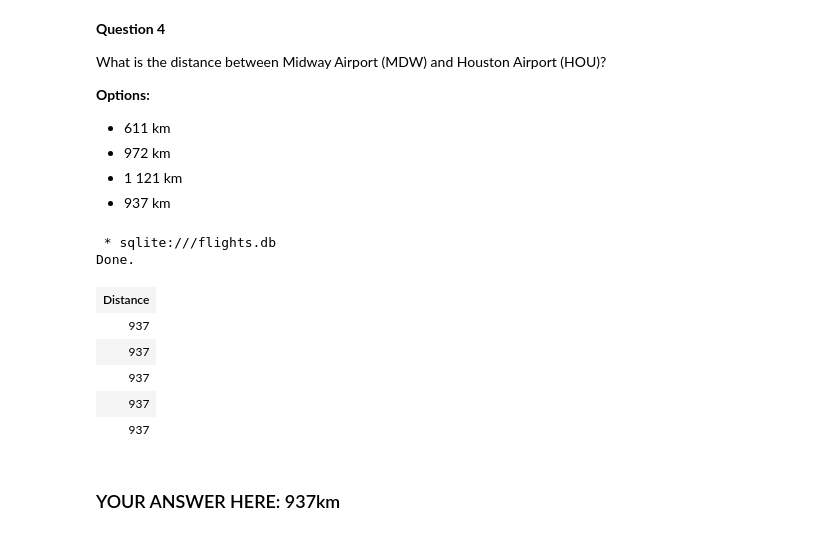
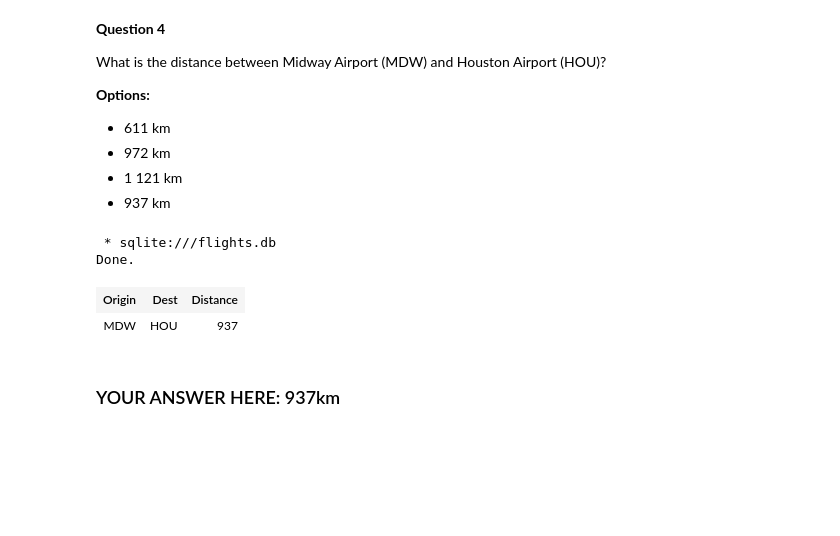
Before and after one commit to amiegirl/STUTERN, a Jupyter notebook: Sql_Queries_Assignment.ipynb, the cells around one changed output. Cells and saved outputs as stored; diff of their text form; code cells hidden in the pictures; blank space fills up the shorter version.

Commit message:
Sql Queries Assignment_flights

```diff
--- a/Sql_Queries_Assignment.ipynb
+++ b/Sql_Queries_Assignment.ipynb
@@ -227,17 +227,13 @@ Done.
  - 937 km
 # %%
 %%sql
-SELECT Distance FROM flights WHERE Origin = 'MDW' AND Dest = 'HOU'
-LIMIT 5
+SELECT Origin, Dest, Distance FROM flights WHERE Origin = 'MDW' AND Dest = 'HOU'
+LIMIT 1
 # %% [output]
  * sqlite:///flights.db
 Done.
-| Distance |
-| 937 |
-| 937 |
-| 937 |
-| 937 |
-| 937 |
+| Origin | Dest | Distance |
+| MDW | HOU | 937 |
 # %% [markdown]
 ### YOUR ANSWER HERE: 937km
 # %% [markdown]
```
Also changed, not shown: parts of 1 cell of this notebook.
